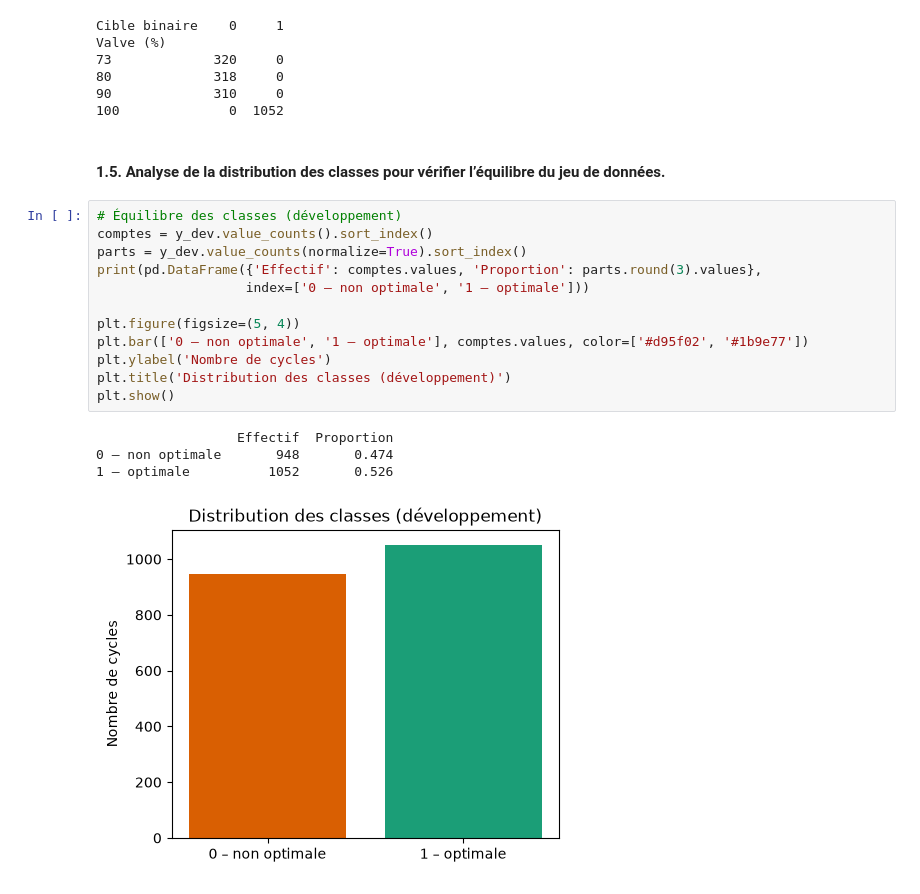
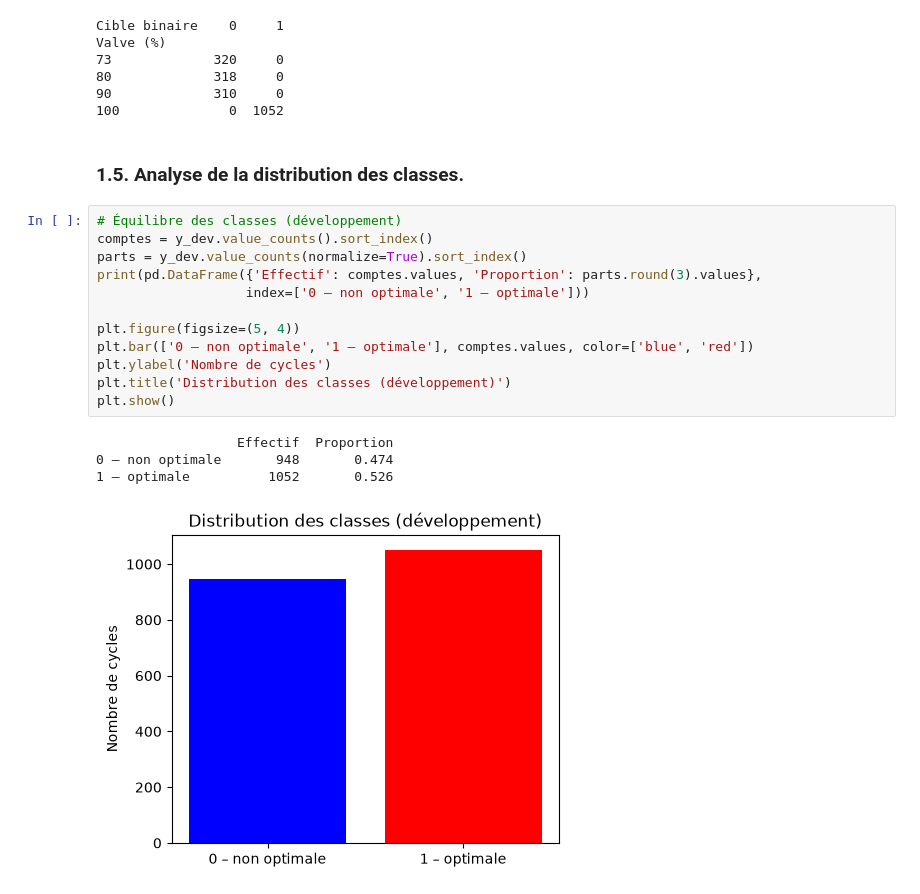
Before and after one commit to tsoullia/optivalve, a Jupyter notebook: fichier.ipynb, the cells around one changed output. Drawn from its saved outputs; the diff is of its cells as text.

```diff
--- a/fichier.ipynb
+++ b/fichier.ipynb
@@ -289,21 +217,21 @@ Valve (%)
 90             310     0
 100              0  1052
 # %% [markdown]
-#### 1.5. Analyse de la distribution des classes pour vérifier l’équilibre du jeu de données.
+### 1.5. Analyse de la distribution des classes.
 # %%
 # Équilibre des classes (développement)
 comptes = y_dev.value_counts().sort_index()
 parts = y_dev.value_counts(normalize=True).sort_index()
 print(pd.DataFrame({'Effectif': comptes.values, 'Proportion': parts.round(3).values},
                    index=['0 – non optimale', '1 – optimale']))
 
 plt.figure(figsize=(5, 4))
-plt.bar(['0 – non optimale', '1 – optimale'], comptes.values, color=['#d95f02', '#1b9e77'])
+plt.bar(['0 – non optimale', '1 – optimale'], comptes.values, color=['blue', 'red'])
 plt.ylabel('Nombre de cycles')
 plt.title('Distribution des classes (développement)')
 plt.show()
 # %% [output]
                   Effectif  Proportion
 0 – non optimale       948       0.474
 1 – optimale          1052       0.526
-[figure, old version]
+[figure, new version]
```
Also changed, not shown: parts of 158 cells of this notebook, 1 other file.
